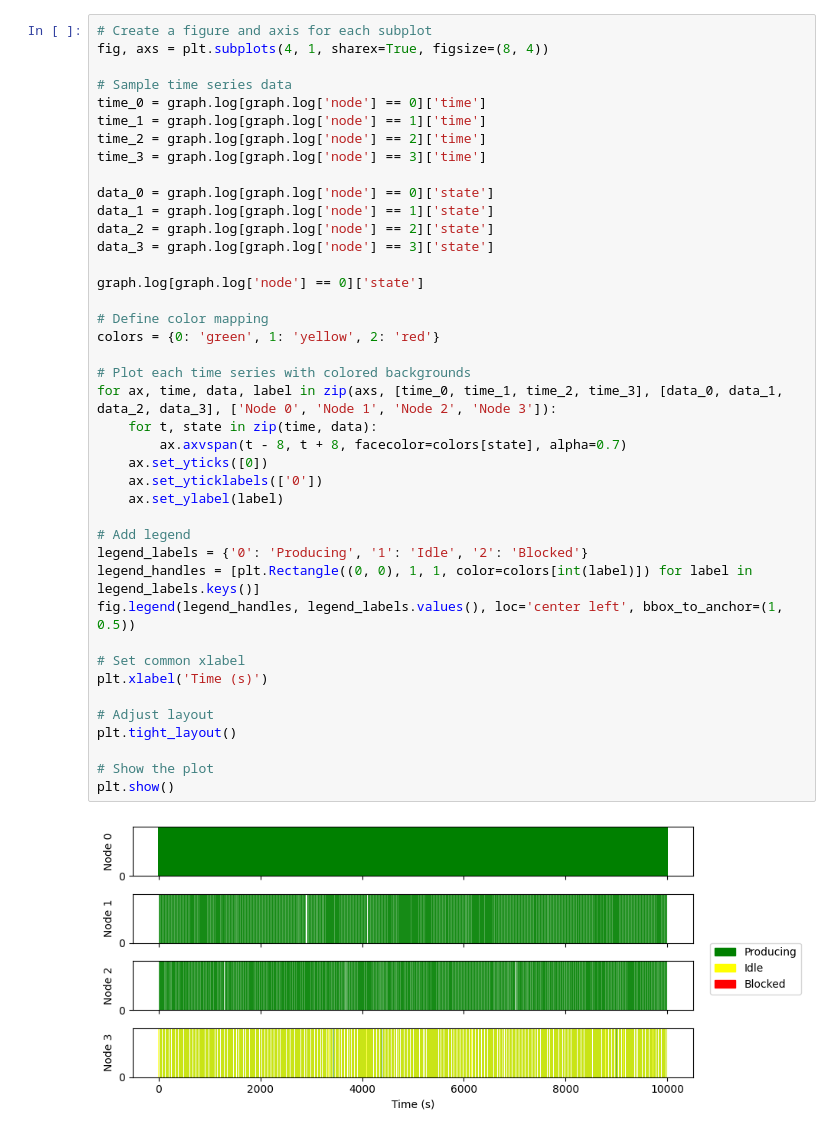
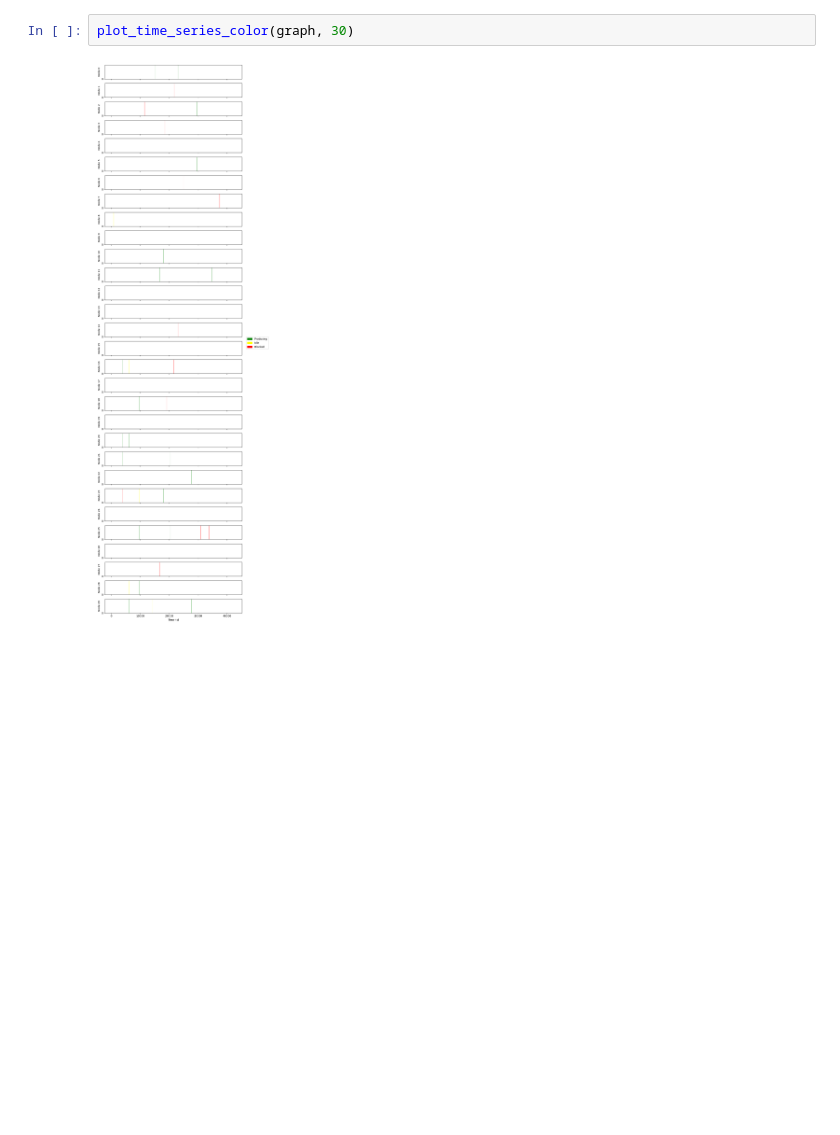
Before and after one commit to nachtflug6/ProcessTimeSeries, a Jupyter notebook: process_sim/test_process.ipynb, the cells around one changed output. Cells and saved outputs as stored; diff of their text form; blank space fills up the shorter version.

```diff
--- a/process_sim/test_process.ipynb
+++ b/process_sim/test_process.ipynb
@@ -294,43 +75,4 @@ plot_time_series_producing(graph, 10)
-# %%
-# Create a figure and axis for each subplot
-fig, axs = plt.subplots(4, 1, sharex=True, figsize=(8, 4))
-
-# Sample time series data
-time_0 = graph.log[graph.log['node'] == 0]['time']
-time_1 = graph.log[graph.log['node'] == 1]['time']
-time_2 = graph.log[graph.log['node'] == 2]['time']
-time_3 = graph.log[graph.log['node'] == 3]['time']
-
-data_0 = graph.log[graph.log['node'] == 0]['state']
-data_1 = graph.log[graph.log['node'] == 1]['state']
-data_2 = graph.log[graph.log['node'] == 2]['state']
-data_3 = graph.log[graph.log['node'] == 3]['state']
-
-graph.log[graph.log['node'] == 0]['state']
-
-# Define color mapping
-colors = {0: 'green', 1: 'yellow', 2: 'red'}
-
-# Plot each time series with colored backgrounds
-for ax, time, data, label in zip(axs, [time_0, time_1, time_2, time_3], [data_0, data_1, data_2, data_3], ['Node 0', 'Node 1', 'Node 2', 'Node 3']):
-    for t, state in zip(time, data):
-        ax.axvspan(t - 8, t + 8, facecolor=colors[state], alpha=0.7)
-    ax.set_yticks([0])
-    ax.set_yticklabels(['0'])
-    ax.set_ylabel(label)
-
-# Add legend
-legend_labels = {'0': 'Producing', '1': 'Idle', '2': 'Blocked'}
-legend_handles = [plt.Rectangle((0, 0), 1, 1, color=colors[int(label)]) for label in legend_labels.keys()]
-fig.legend(legend_handles, legend_labels.values(), loc='center left', bbox_to_anchor=(1, 0.5))
-
-# Set common xlabel
-plt.xlabel('Time (s)')
-
-# Adjust layout
-plt.tight_layout()
-
-# Show the plot
-plt.show()
-# %% [output]
-[figure, removed]
+# %%
+plot_time_series_color(graph, 30)
+# %% [output]
+[figure, added]
```
Also changed, not shown: parts of 7 cells of this notebook, 4 other files.
